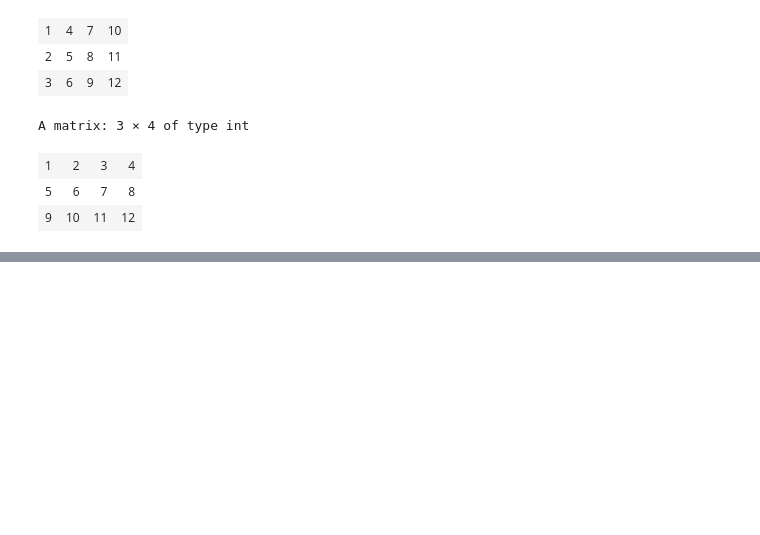
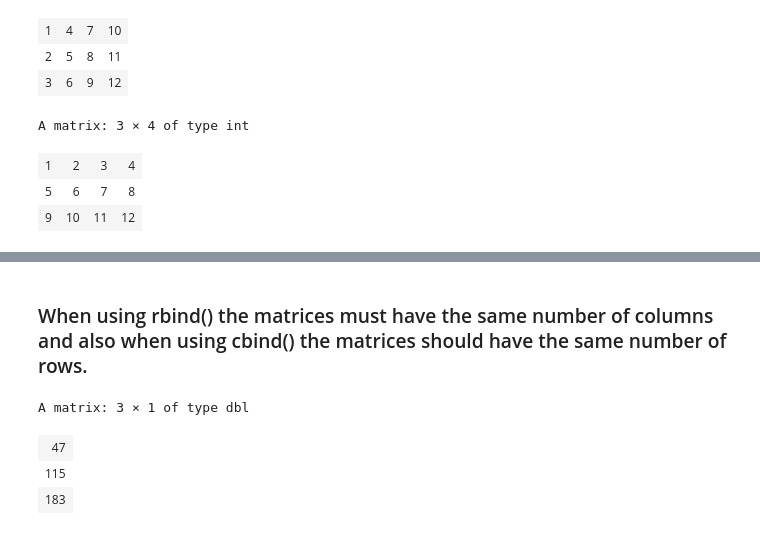
Before and after one commit to Victor-Mufasa/Computer-Interactive-Statistics, a Jupyter notebook: index.ipynb, the cells around one changed output, grey strips where cells are left out. Cells and saved outputs as stored; diff of their text form; code cells hidden in the pictures; blank space fills up the shorter version.

```diff
--- a/index.ipynb
+++ b/index.ipynb
@@ -193,0 +205,11 @@ print(t(A))
+# %% [markdown]
+### When using rbind() the matrices must have the same number of columns and also when using cbind() the matrices should have the same number of rows.
+# %%
+# Matrix multiplication. We use %*% to multiply matrices.
+b <- c(2, 6, 3, 6)
+A%*%b
+# %% [output]
+A matrix: 3 × 1 of type dbl
+| 47 |
+| 115 |
+| 183 |
```
Also changed, not shown: parts of 4 cells of this notebook.
